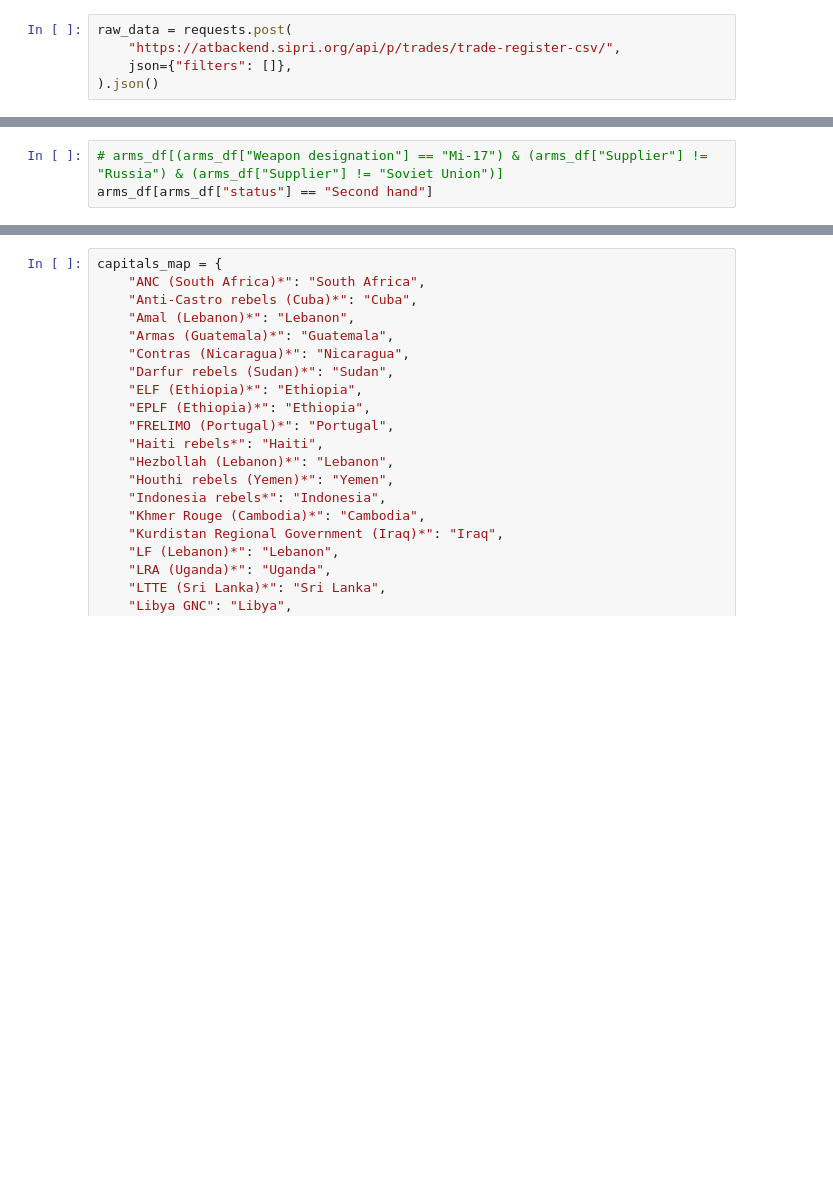
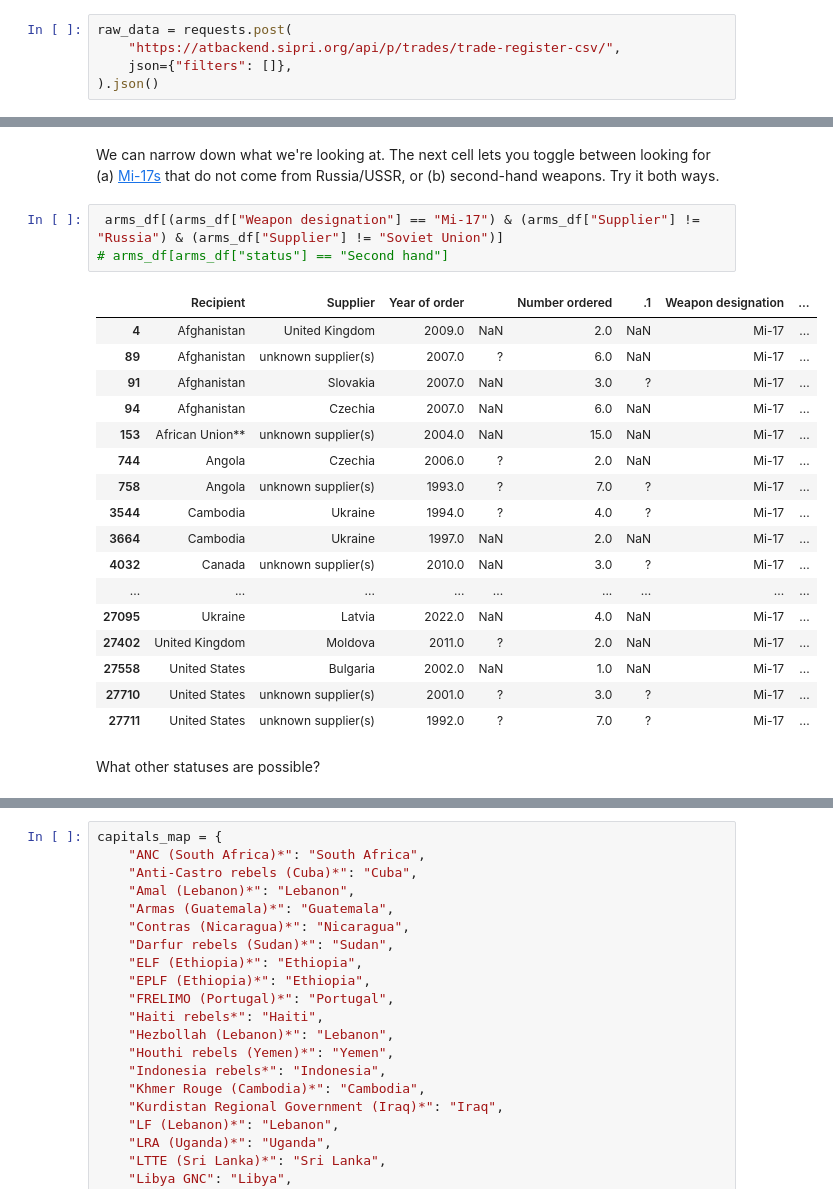
Before and after one commit to PUBPOL-2130/notebooks, a Jupyter notebook: future/Week5.ipynb, the cells around one changed output, grey strips where cells are left out. Cells and saved outputs as stored; diff of their text form; blank space fills up the shorter version.

```diff
--- a/future/Week5.ipynb
+++ b/future/Week5.ipynb
@@ -40,5 +101,27 @@ arms_df.groupby(["Recipient", "Supplier", "Year of order"]).count()
+# %% [markdown]
+We can narrow down what we're looking at.  The next cell lets you toggle between looking for (a) [Mi-17s](https://en.wikipedia.org/wiki/Mil_Mi-17) that do not come from Russia/USSR, or (b) second-hand weapons.  Try it both ways.
 # %%
-# arms_df[(arms_df["Weapon designation"] == "Mi-17") & (arms_df["Supplier"] != "Russia") & (arms_df["Supplier"] != "Soviet Union")]
-arms_df[arms_df["status"] == "Second hand"]
+ arms_df[(arms_df["Weapon designation"] == "Mi-17") & (arms_df["Supplier"] != "Russia") & (arms_df["Supplier"] != "Soviet Union")]
+# arms_df[arms_df["status"] == "Second hand"]
+# %% [output]
+|  | Recipient | Supplier | Year of order |  | Number ordered | .1 | Weapon designation | ... |
+| 4 | Afghanistan | United Kingdom | 2009.0 | NaN | 2.0 | NaN | Mi-17 | ... |
+| 89 | Afghanistan | unknown supplier(s) | 2007.0 | ? | 6.0 | NaN | Mi-17 | ... |
+| 91 | Afghanistan | Slovakia | 2007.0 | NaN | 3.0 | ? | Mi-17 | ... |
+| 94 | Afghanistan | Czechia | 2007.0 | NaN | 6.0 | NaN | Mi-17 | ... |
+| 153 | African Union** | unknown supplier(s) | 2004.0 | NaN | 15.0 | NaN | Mi-17 | ... |
+| 744 | Angola | Czechia | 2006.0 | ? | 2.0 | NaN | Mi-17 | ... |
+| 758 | Angola | unknown supplier(s) | 1993.0 | ? | 7.0 | ? | Mi-17 | ... |
+| 3544 | Cambodia | Ukraine | 1994.0 | ? | 4.0 | ? | Mi-17 | ... |
+| 3664 | Cambodia | Ukraine | 1997.0 | NaN | 2.0 | NaN | Mi-17 | ... |
+| 4032 | Canada | unknown supplier(s) | 2010.0 | NaN | 3.0 | ? | Mi-17 | ... |
+| ... | ... | ... | ... | ... | ... | ... | ... | ... |
+| 27095 | Ukraine | Latvia | 2022.0 | NaN | 4.0 | NaN | Mi-17 | ... |
+| 27402 | United Kingdom | Moldova | 2011.0 | ? | 2.0 | NaN | Mi-17 | ... |
+| 27558 | United States | Bulgaria | 2002.0 | NaN | 1.0 | NaN | Mi-17 | ... |
+| 27710 | United States | unknown supplier(s) | 2001.0 | ? | 3.0 | ? | Mi-17 | ... |
+| 27711 | United States | unknown supplier(s) | 1992.0 | ? | 7.0 | ? | Mi-17 | ... |
+# %% [markdown]
+What other statuses are possible?
 # %%
 arms_df["status"].unique()
```
Also changed, not shown: parts of 38 cells of this notebook.
